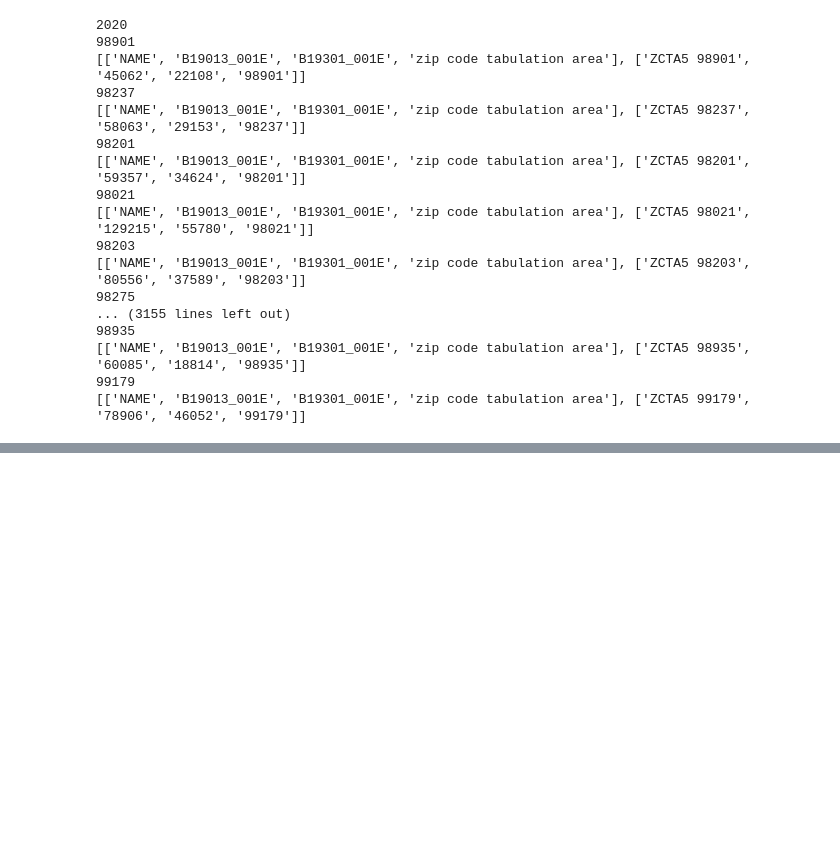
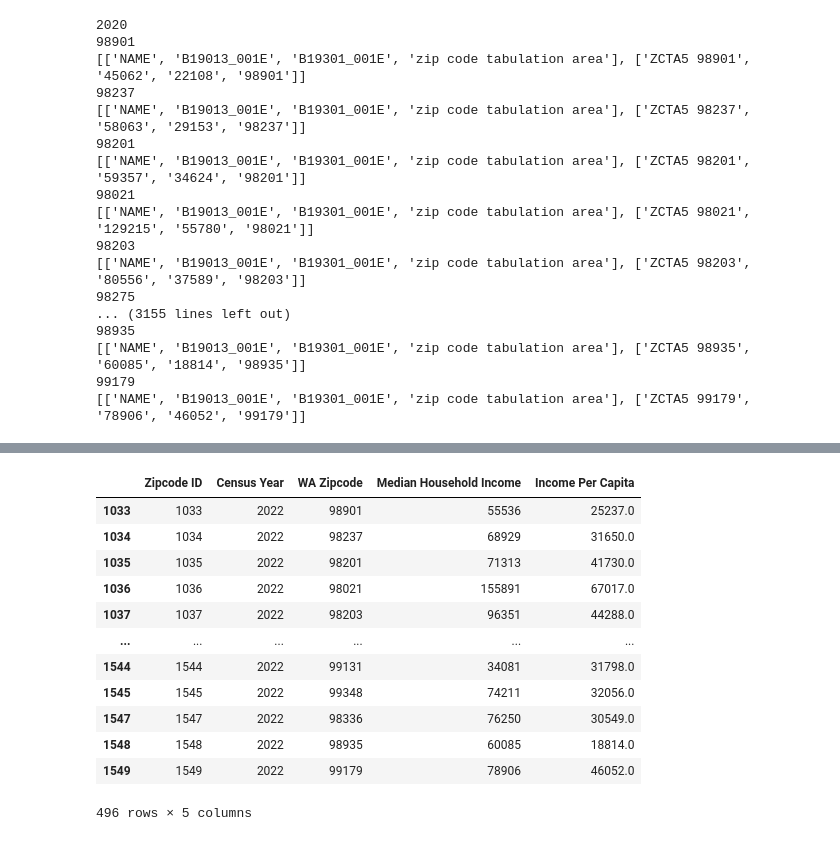
Before and after one commit to caelwillis/group-4-proj-1, a Jupyter notebook: CensusBureauAPIWrapping.ipynb, the cells around one changed output, grey strips where cells are left out. Cells and saved outputs as stored; diff of their text form; code cells hidden in the pictures; blank space fills up the shorter version.

Commit message:
only 2022 csv file added to resources

```diff
--- a/CensusBureauAPIWrapping.ipynb
+++ b/CensusBureauAPIWrapping.ipynb
@@ -113,2 +113,23 @@ census_df
 # %%
 census_df.to_csv('Resources/wa_census.csv', index_label='Zipcode ID')
+# %%
+census_file = 'Resources/wa_census.csv'
+census_df = pd.read_csv(census_file)
+census_2022 = census_df.loc[census_df['Census Year'] == 2022]
+census_2022 = census_2022.loc[census_2022['Median Household Income'] > 0]
+census_2022.dropna()
+census_2022
+# %% [output]
+|  | Zipcode ID | Census Year | WA Zipcode | Median Household Income | Income Per Capita |
+| 1033 | 1033 | 2022 | 98901 | 55536 | 25237.0 |
+| 1034 | 1034 | 2022 | 98237 | 68929 | 31650.0 |
+| 1035 | 1035 | 2022 | 98201 | 71313 | 41730.0 |
+| 1036 | 1036 | 2022 | 98021 | 155891 | 67017.0 |
+| 1037 | 1037 | 2022 | 98203 | 96351 | 44288.0 |
+| ... | ... | ... | ... | ... | ... |
+| 1544 | 1544 | 2022 | 99131 | 34081 | 31798.0 |
+| 1545 | 1545 | 2022 | 99348 | 74211 | 32056.0 |
+| 1547 | 1547 | 2022 | 98336 | 76250 | 30549.0 |
+| 1548 | 1548 | 2022 | 98935 | 60085 | 18814.0 |
+| 1549 | 1549 | 2022 | 99179 | 78906 | 46052.0 |
+496 rows × 5 columns
```
Also changed, not shown: parts of 2 cells of this notebook, 1 other file.
